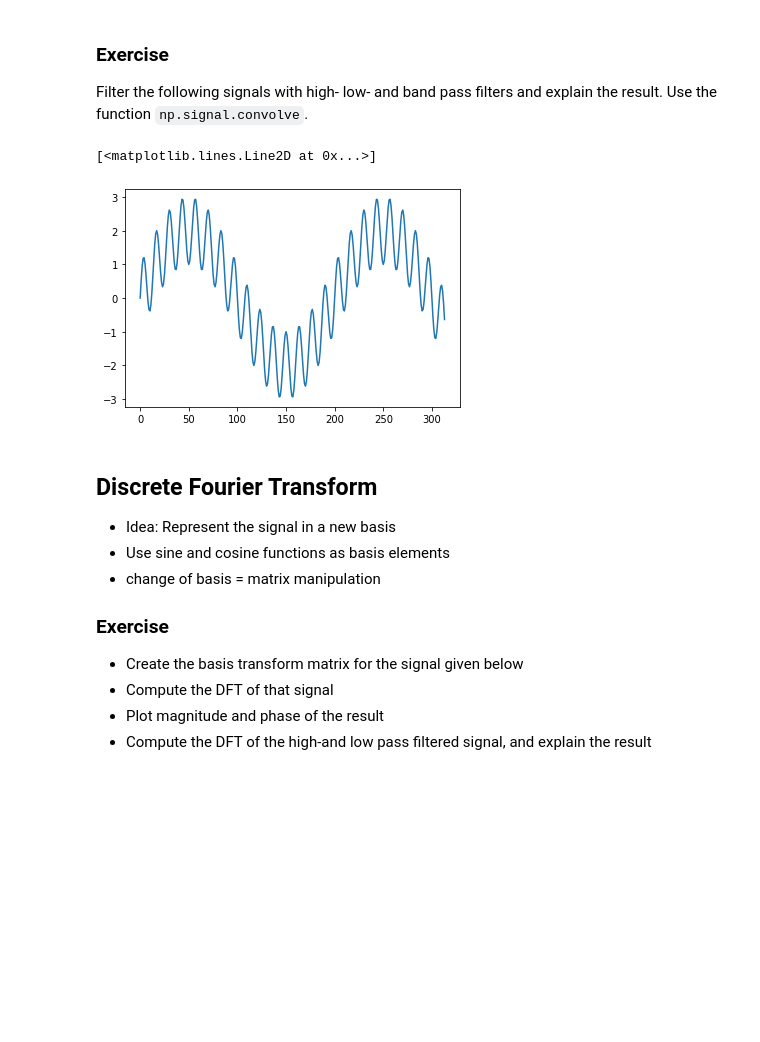
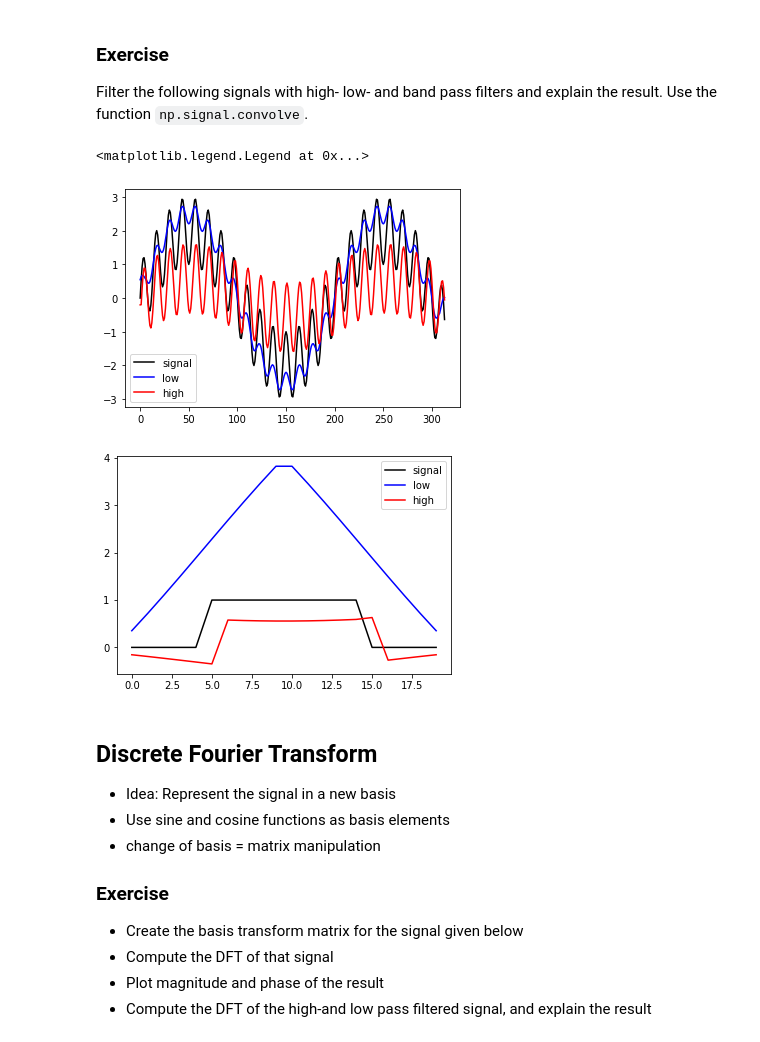
Before and after one commit to stefanluedtke/WS19AI2Exercises, a Jupyter notebook: 01-signal-processing.ipynb, the cells around one changed output. Saved outputs shown, nothing was run; the diff lists cells and outputs as text; code cells hidden in the pictures; blank space fills up the shorter version.

```diff
--- a/01-signal-processing.ipynb
+++ b/01-signal-processing.ipynb
@@ -68,14 +72,41 @@ plt.plot(high)
 ### Exercise
 
 Filter the following signals with high- low- and band pass filters and explain the result. Use the function `np.signal.convolve`.
-# %%
-from scipy import signal
-
-
-sig=np.sin(np.arange(0,3.14,0.01)*15 * np.pi)+2*np.sin(np.arange(0,3.14,0.01) * np.pi)
-# %% [output]
-[<matplotlib.lines.Line2D at 0x...>]
-[figure, removed]
+# %%
+from scipy import signal
+import pandas as pd
+import numpy as np
+
+sig=np.sin(np.arange(0,3.14,0.01)*15 * np.pi)+2*np.sin(np.arange(0,3.14,0.01) * np.pi)
+square = np.repeat(np.array([0,1,0]),np.array([5,10,5]))
+
+df=pd.DataFrame({'x': range(0,len(sig)),
+                 'signal': sig,
+                 'low': signal.convolve(sig,0.3*low,mode="same"),
+                 'high': signal.convolve(sig,high,mode="same")})
+
+
+plt.plot( 'x', 'signal', data=df, marker='', color='black')
+plt.plot( 'x', 'low', data=df, marker='', color='blue')
+plt.plot( 'x', 'high', data=df, marker='', color='red')
+plt.legend()
+
+
+
+df=pd.DataFrame({'x': range(0,len(square)),
+                 'signal': square,
+                 'low': signal.convolve(square,low,mode="same"),
+                 'high': signal.convolve(square,high,mode="same")})
+
+plt.figure()
+plt.plot( 'x', 'signal', data=df, marker='', color='black')
+plt.plot( 'x', 'low', data=df, marker='', color='blue')
+plt.plot( 'x', 'high', data=df, marker='', color='red')
+plt.legend()
+# %% [output]
+<matplotlib.legend.Legend at 0x...>
+[figure, added]
+[figure, added]
 # %% [markdown]
 ## Discrete Fourier Transform
 * Idea: Represent the signal in a new basis
```
Also changed, not shown: parts of 5 cells of this notebook.
